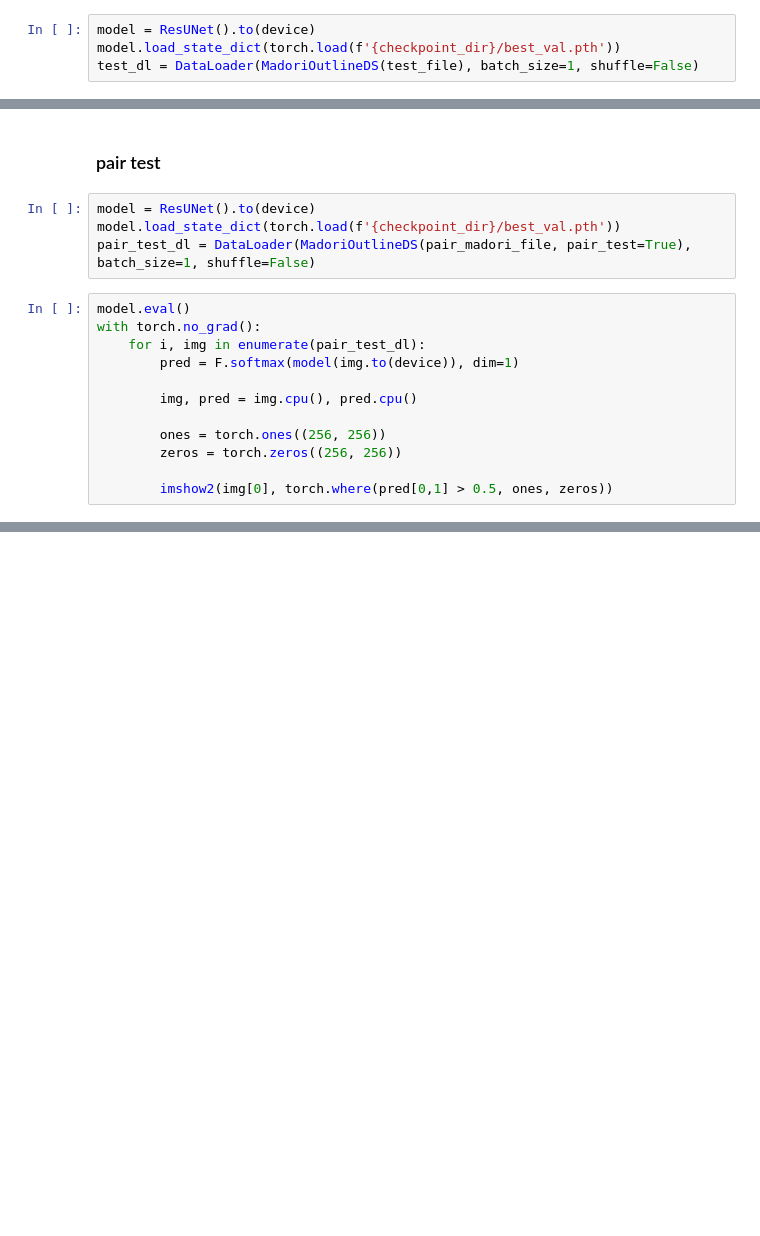
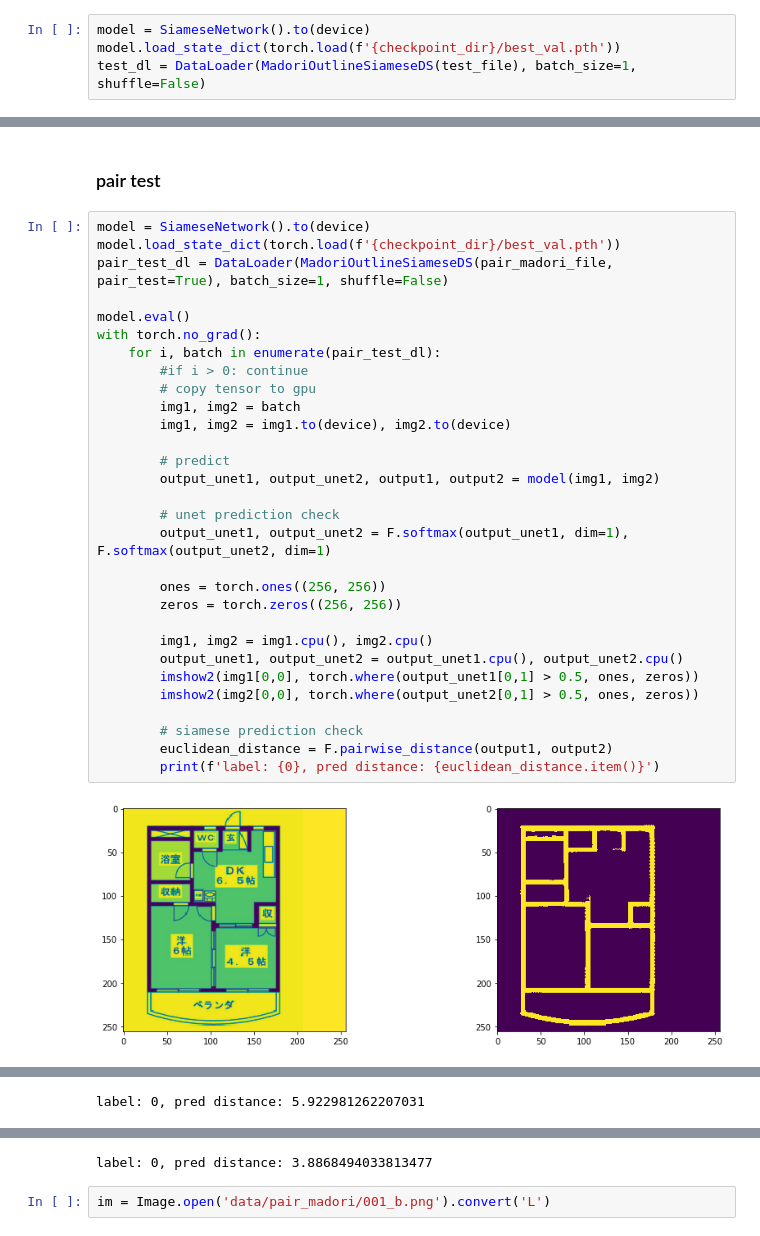
Before and after one commit to shuuchen/floorplan_similarity, a Jupyter notebook: Floorplan-Siamese-networks.ipynb, the cells around one changed output, grey strips where cells are left out. Saved outputs shown, nothing was run; the diff lists cells and outputs as text; blank space fills up the shorter version.

```diff
--- a/Floorplan-Siamese-networks.ipynb
+++ b/Floorplan-Siamese-networks.ipynb
@@ -147,6 +51,6 @@ show_plot(train_loss_history, val_loss_history)
 # %% [markdown]
 ### test
 # %%
-model = ResUNet().to(device)
+model = SiameseNetwork().to(device)
 model.load_state_dict(torch.load(f'{checkpoint_dir}/best_val.pth'))
-test_dl = DataLoader(MadoriOutlineDS(test_file), batch_size=1, shuffle=False)
+test_dl = DataLoader(MadoriOutlineSiameseDS(test_file), batch_size=1, shuffle=False)
@@ -170,18 +99,34 @@ with torch.no_grad():
 # %% [markdown]
 ### pair test
-# %%
-model = ResUNet().to(device)
-model.load_state_dict(torch.load(f'{checkpoint_dir}/best_val.pth'))
-pair_test_dl = DataLoader(MadoriOutlineDS(pair_madori_file, pair_test=True), batch_size=1, shuffle=False)
-# %%
-model.eval()
-with torch.no_grad():
-    for i, img in enumerate(pair_test_dl):
-        pred = F.softmax(model(img.to(device)), dim=1)
-
-        img, pred = img.cpu(), pred.cpu()
-
-        ones = torch.ones((256, 256))
-        zeros = torch.zeros((256, 256))
-
-        imshow2(img[0], torch.where(pred[0,1] > 0.5, ones, zeros))
+# %%
+model = SiameseNetwork().to(device)
+model.load_state_dict(torch.load(f'{checkpoint_dir}/best_val.pth'))
+pair_test_dl = DataLoader(MadoriOutlineSiameseDS(pair_madori_file, pair_test=True), batch_size=1, shuffle=False)
+
+model.eval()
+with torch.no_grad():
+    for i, batch in enumerate(pair_test_dl):
+        #if i > 0: continue
+        # copy tensor to gpu
+        img1, img2 = batch
+        img1, img2 = img1.to(device), img2.to(device)
+
+        # predict
+        output_unet1, output_unet2, output1, output2 = model(img1, img2)
+
+        # unet prediction check
+        output_unet1, output_unet2 = F.softmax(output_unet1, dim=1), F.softmax(output_unet2, dim=1)
+
+        ones = torch.ones((256, 256))
+        zeros = torch.zeros((256, 256))
+
+        img1, img2 = img1.cpu(), img2.cpu()
+        output_unet1, output_unet2 = output_unet1.cpu(), output_unet2.cpu()
+        imshow2(img1[0,0], torch.where(output_unet1[0,1] > 0.5, ones, zeros))
+        imshow2(img2[0,0], torch.where(output_unet2[0,1] > 0.5, ones, zeros))
+
+        # siamese prediction check
+        euclidean_distance = F.pairwise_distance(output1, output2)
+        print(f'label: {0}, pred distance: {euclidean_distance.item()}')
+# %% [output]
+[figure, added]
@@ -187,0 +134 @@ with torch.no_grad():
+label: 0, pred distance: 5.922981262207031
@@ -187,0 +137,3 @@ with torch.no_grad():
+label: 0, pred distance: 3.8868494033813477
+# %%
+im = Image.open('data/pair_madori/001_b.png').convert('L')
```
Also changed, not shown: parts of 20 cells of this notebook, 4 other files.
